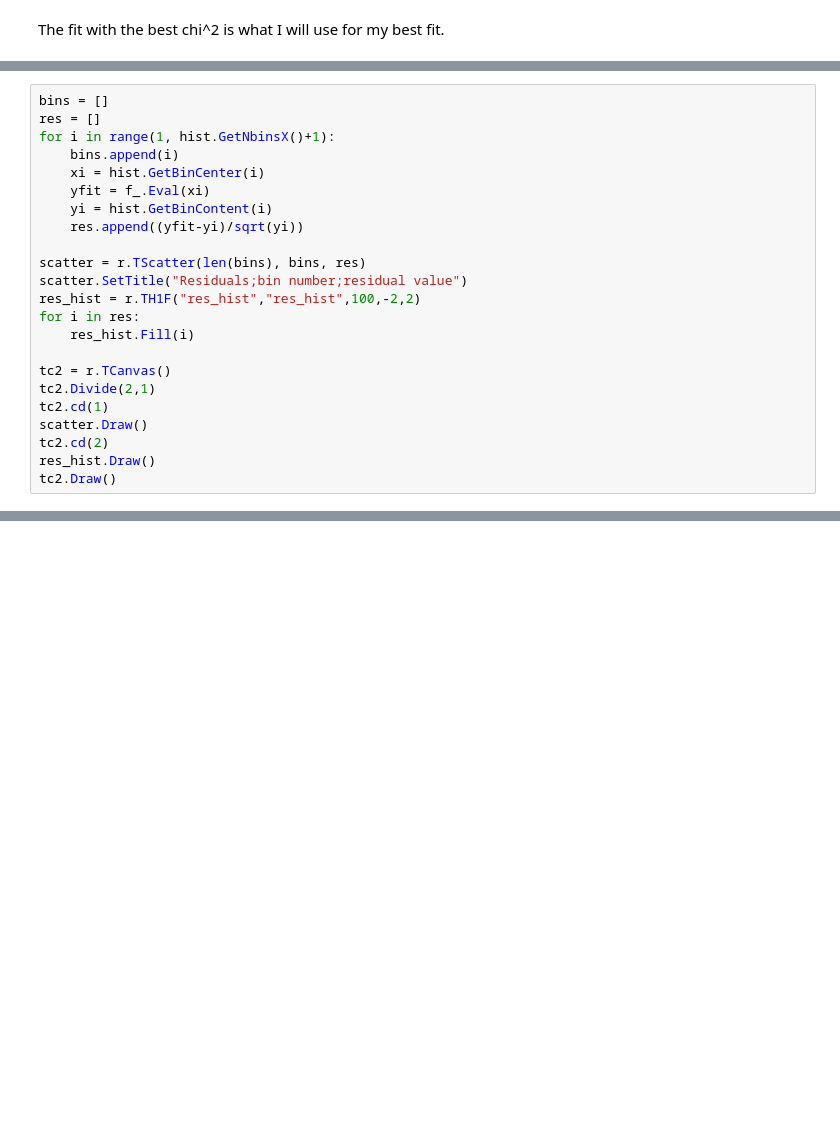
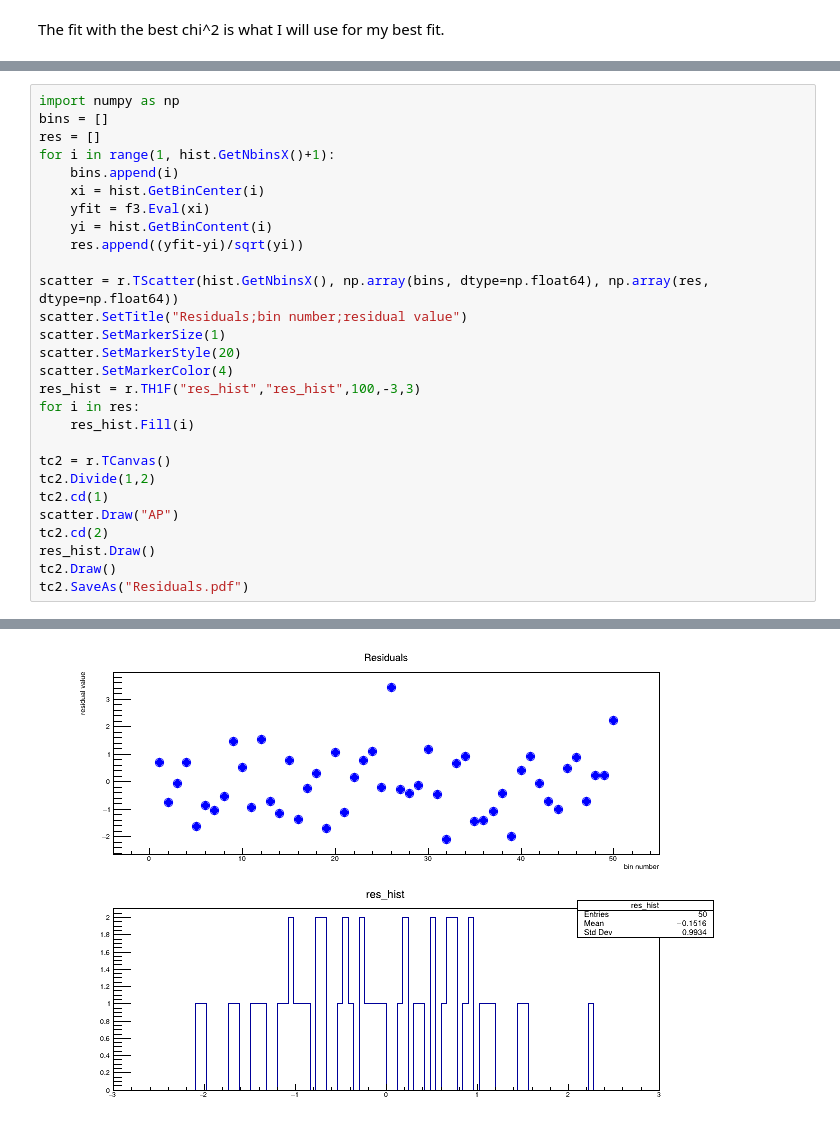
Before and after one commit to jct3er/fits2, a Jupyter notebook: User_fit.ipynb, the cells around one changed output, grey strips where cells are left out. Saved outputs shown, nothing was run; the diff lists cells and outputs as text; blank space fills up the shorter version.

```diff
--- a/User_fit.ipynb
+++ b/User_fit.ipynb
@@ -206,23 +265,29 @@ print(f'_:{f_.GetParameter(2)}' +- {f_.GetParError(2)})
 # %%
+import numpy as np
 bins = []
 res = []
 for i in range(1, hist.GetNbinsX()+1):
     bins.append(i)
     xi = hist.GetBinCenter(i)
-    yfit = f_.Eval(xi)
+    yfit = f3.Eval(xi)
     yi = hist.GetBinContent(i)
     res.append((yfit-yi)/sqrt(yi))
 
-scatter = r.TScatter(len(bins), bins, res)
+scatter = r.TScatter(hist.GetNbinsX(), np.array(bins, dtype=np.float64), np.array(res, dtype=np.float64))
 scatter.SetTitle("Residuals;bin number;residual value")
-res_hist = r.TH1F("res_hist","res_hist",100,-2,2)
+scatter.SetMarkerSize(1)
+scatter.SetMarkerStyle(20)
+scatter.SetMarkerColor(4)
+res_hist = r.TH1F("res_hist","res_hist",100,-3,3)
 for i in res:
     res_hist.Fill(i)
 
 tc2 = r.TCanvas()
-tc2.Divide(2,1)
+tc2.Divide(1,2)
 tc2.cd(1)
-scatter.Draw()
+scatter.Draw("AP")
 tc2.cd(2)
 res_hist.Draw()
 tc2.Draw()
+tc2.SaveAs("Residuals.pdf")
+# %% [output]
@@ -228,0 +296 @@ tc2.Draw()
+[figure, added]
```
Also changed, not shown: parts of 13 cells of this notebook, 1 other file.
